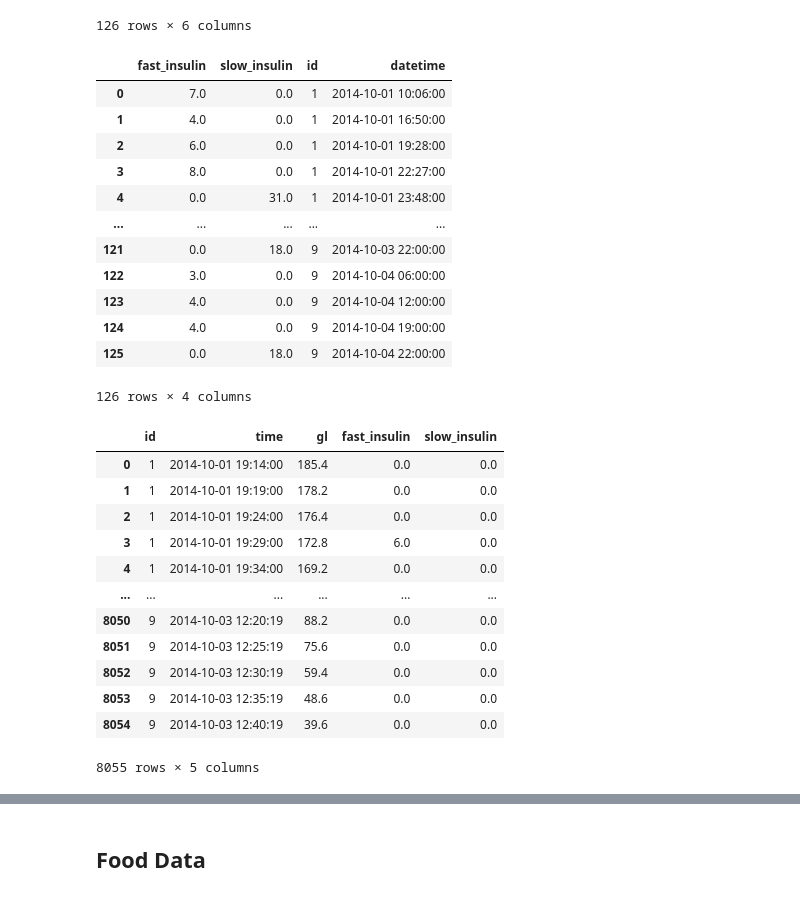
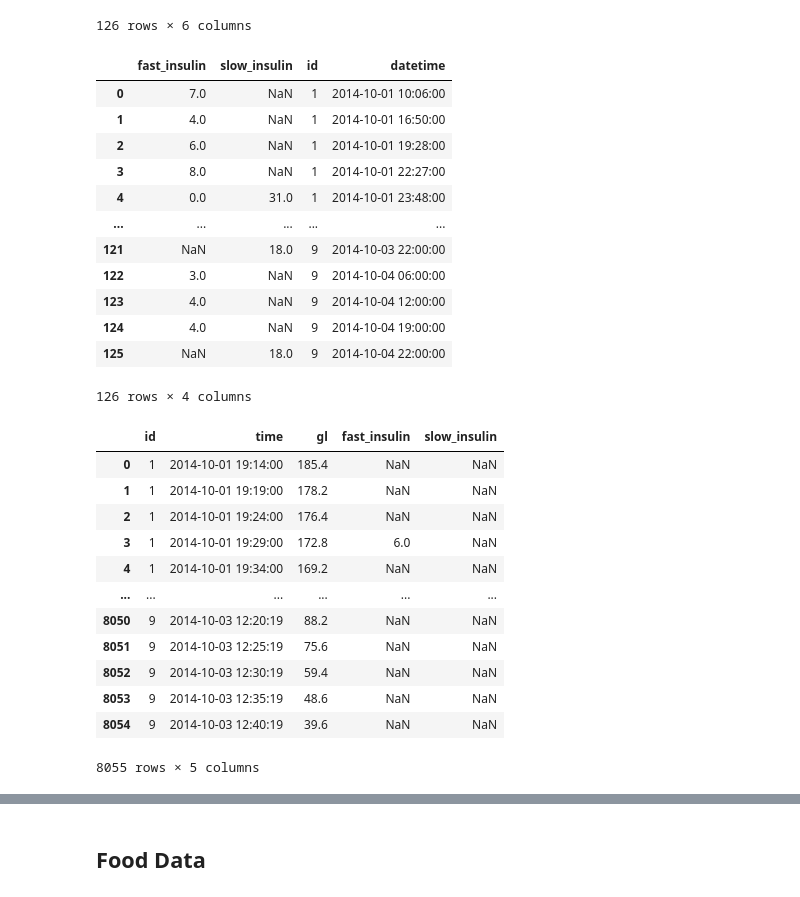
Before and after one commit to IrinaStatsLab/GlucoBench, a Jupyter notebook: exploratory_analysis/dubosson.ipynb, the cells around one changed output, grey strips where cells are left out. Drawn from its saved outputs; the diff is of its cells as text; code cells hidden in the pictures.

Commit message:
Interpolate insulin data

```diff
--- a/exploratory_analysis/dubosson.ipynb
+++ b/exploratory_analysis/dubosson.ipynb
@@ -130,65 +130,62 @@ insulin_data['time'] = pd.to_datetime(insulin_data['time'], format='%H:%M:%S').d
 insulin_data['datetime'] = insulin_data.apply(lambda x: datetime.datetime.combine(x['date'], x['time']), axis=1)
 # Drop Date, Time, Comment columns
 insulin_data.drop(["date", "time", "comment"], axis=1, inplace=True)
-# Replace NaNs with zeroes
-insulin_data['fast_insulin'].fillna(0, inplace=True)
-insulin_data['slow_insulin'].fillna(0, inplace=True)
 # Covert subject ids to int64 to match with "data" ids
 insulin_data['id'] = insulin_data['id'].astype(int)
 
 insulin_data
 # %% [output]
 |  | fast_insulin | slow_insulin | id | datetime |
-| 0 | 7.0 | 0.0 | 1 | 2014-10-01 10:06:00 |
-| 1 | 4.0 | 0.0 | 1 | 2014-10-01 16:50:00 |
-| 2 | 6.0 | 0.0 | 1 | 2014-10-01 19:28:00 |
-| 3 | 8.0 | 0.0 | 1 | 2014-10-01 22:27:00 |
+| 0 | 7.0 | NaN | 1 | 2014-10-01 10:06:00 |
+| 1 | 4.0 | NaN | 1 | 2014-10-01 16:50:00 |
+| 2 | 6.0 | NaN | 1 | 2014-10-01 19:28:00 |
+| 3 | 8.0 | NaN | 1 | 2014-10-01 22:27:00 |
 | 4 | 0.0 | 31.0 | 1 | 2014-10-01 23:48:00 |
 | ... | ... | ... | ... | ... |
-| 121 | 0.0 | 18.0 | 9 | 2014-10-03 22:00:00 |
-| 122 | 3.0 | 0.0 | 9 | 2014-10-04 06:00:00 |
-| 123 | 4.0 | 0.0 | 9 | 2014-10-04 12:00:00 |
-| 124 | 4.0 | 0.0 | 9 | 2014-10-04 19:00:00 |
-| 125 | 0.0 | 18.0 | 9 | 2014-10-04 22:00:00 |
+| 121 | NaN | 18.0 | 9 | 2014-10-03 22:00:00 |
+| 122 | 3.0 | NaN | 9 | 2014-10-04 06:00:00 |
+| 123 | 4.0 | NaN | 9 | 2014-10-04 12:00:00 |
+| 124 | 4.0 | NaN | 9 | 2014-10-04 19:00:00 |
+| 125 | NaN | 18.0 | 9 | 2014-10-04 22:00:00 |
 126 rows × 4 columns
 # %%
 # Merge the two datasets based on "id"
 df = insulin_data.merge(glucose_data, on='id')
 # For each row in insulin_data, calculate the absolute difference
 df['diff'] = (df['datetime'] - df['time']).abs()
 # Find the index of the minimum difference for each subject and each insulin date-time
 idx = df.groupby(['id', 'datetime'])['diff'].idxmin()
 # Use that index to retrieve the corresponding "time" value
 df_final = df.loc[idx, ['id', 'datetime', 'time']]
 df_final.rename(columns={'id': 'id', 'time': 'closest_time'}, inplace=True)
 # Add the closest time as a new column in insulin_data
 result = insulin_data.merge(df_final, on=['id', 'datetime'], how='left')
 # Calculate the difference between the closest time and datetime in minutes
 result.loc[:, 'time_diff'] = np.abs((result['closest_time'] - result['datetime']) / np.timedelta64(1, 'm'))
 # Keep only the rows where the absolute difference is less than or equal to 5 minutes
 result = result.loc[result['time_diff'] <= 5, :]
 # Some rows have exact the same closest_time when a person took fast and slow insulin at the same time.
 # Merge these duplicate rows in one row
 result = result.groupby(["id", "closest_time"]).agg({"fast_insulin": "sum", "slow_insulin": "sum"}).reset_index()
 # Merge glucose and insulin datasets
 data_cov = glucose_data.merge(result, how='left', left_on=['id', 'time'], right_on=['id', 'closest_time'])
 # Drop closest_time column
 data_cov.drop(["closest_time"], axis=1, inplace=True)
-# Replace NaN with zerows
-data_cov = data_cov.fillna(0)
+# Replace observed values of zeroes with NaN
+data_cov = data_cov.replace(0, np.nan)
 
 data_cov
 # %% [output]
 |  | id | time | gl | fast_insulin | slow_insulin |
-| 0 | 1 | 2014-10-01 19:14:00 | 185.4 | 0.0 | 0.0 |
-| 1 | 1 | 2014-10-01 19:19:00 | 178.2 | 0.0 | 0.0 |
-| 2 | 1 | 2014-10-01 19:24:00 | 176.4 | 0.0 | 0.0 |
-| 3 | 1 | 2014-10-01 19:29:00 | 172.8 | 6.0 | 0.0 |
-| 4 | 1 | 2014-10-01 19:34:00 | 169.2 | 0.0 | 0.0 |
+| 0 | 1 | 2014-10-01 19:14:00 | 185.4 | NaN | NaN |
+| 1 | 1 | 2014-10-01 19:19:00 | 178.2 | NaN | NaN |
+| 2 | 1 | 2014-10-01 19:24:00 | 176.4 | NaN | NaN |
+| 3 | 1 | 2014-10-01 19:29:00 | 172.8 | 6.0 | NaN |
+| 4 | 1 | 2014-10-01 19:34:00 | 169.2 | NaN | NaN |
 | ... | ... | ... | ... | ... | ... |
-| 8050 | 9 | 2014-10-03 12:20:19 | 88.2 | 0.0 | 0.0 |
-| 8051 | 9 | 2014-10-03 12:25:19 | 75.6 | 0.0 | 0.0 |
-| 8052 | 9 | 2014-10-03 12:30:19 | 59.4 | 0.0 | 0.0 |
-| 8053 | 9 | 2014-10-03 12:35:19 | 48.6 | 0.0 | 0.0 |
-| 8054 | 9 | 2014-10-03 12:40:19 | 39.6 | 0.0 | 0.0 |
+| 8050 | 9 | 2014-10-03 12:20:19 | 88.2 | NaN | NaN |
+| 8051 | 9 | 2014-10-03 12:25:19 | 75.6 | NaN | NaN |
+| 8052 | 9 | 2014-10-03 12:30:19 | 59.4 | NaN | NaN |
+| 8053 | 9 | 2014-10-03 12:35:19 | 48.6 | NaN | NaN |
+| 8054 | 9 | 2014-10-03 12:40:19 | 39.6 | NaN | NaN |
 8055 rows × 5 columns
```
Also changed, not shown: parts of 52 cells of this notebook, 1 other file.
